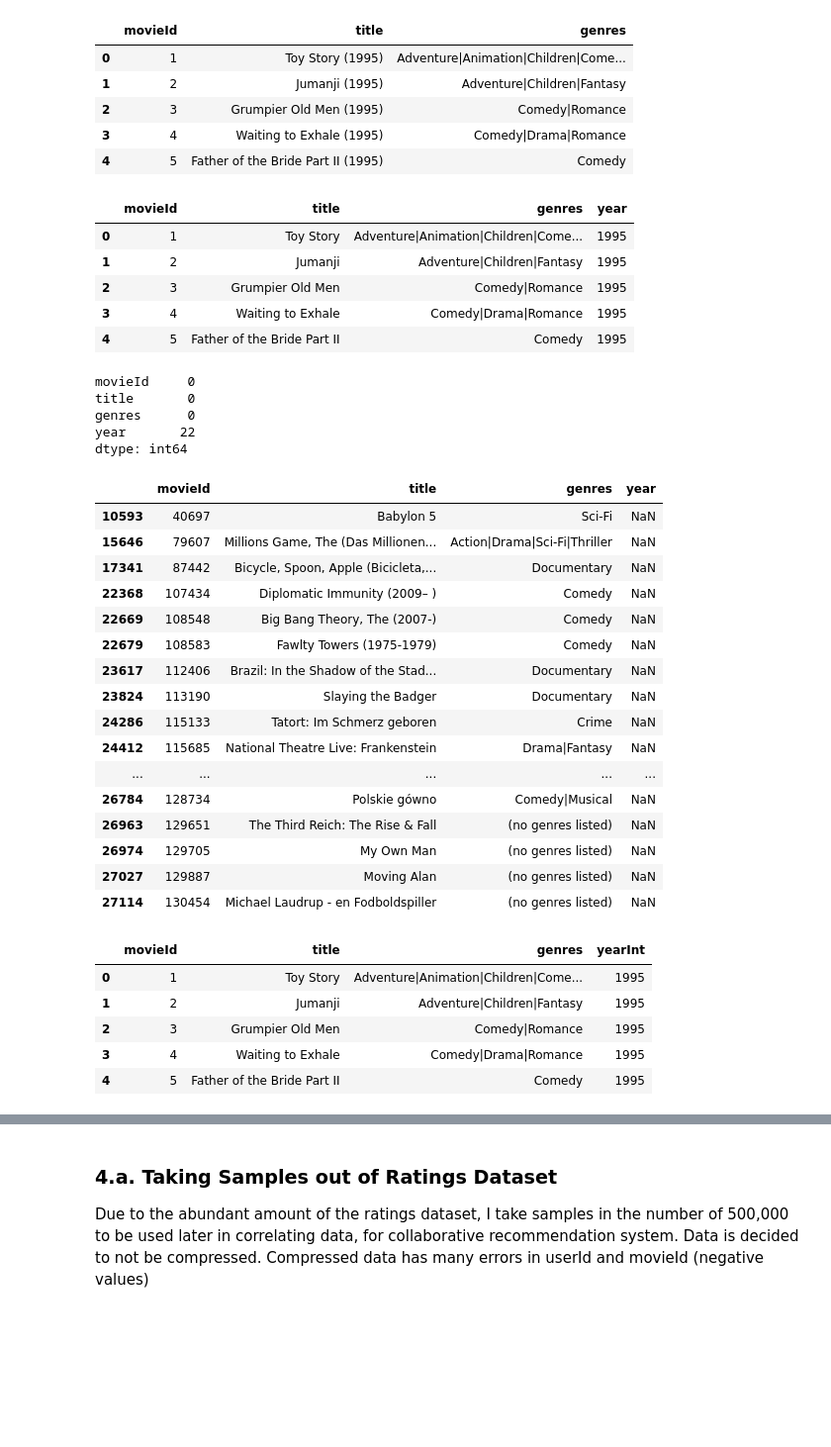
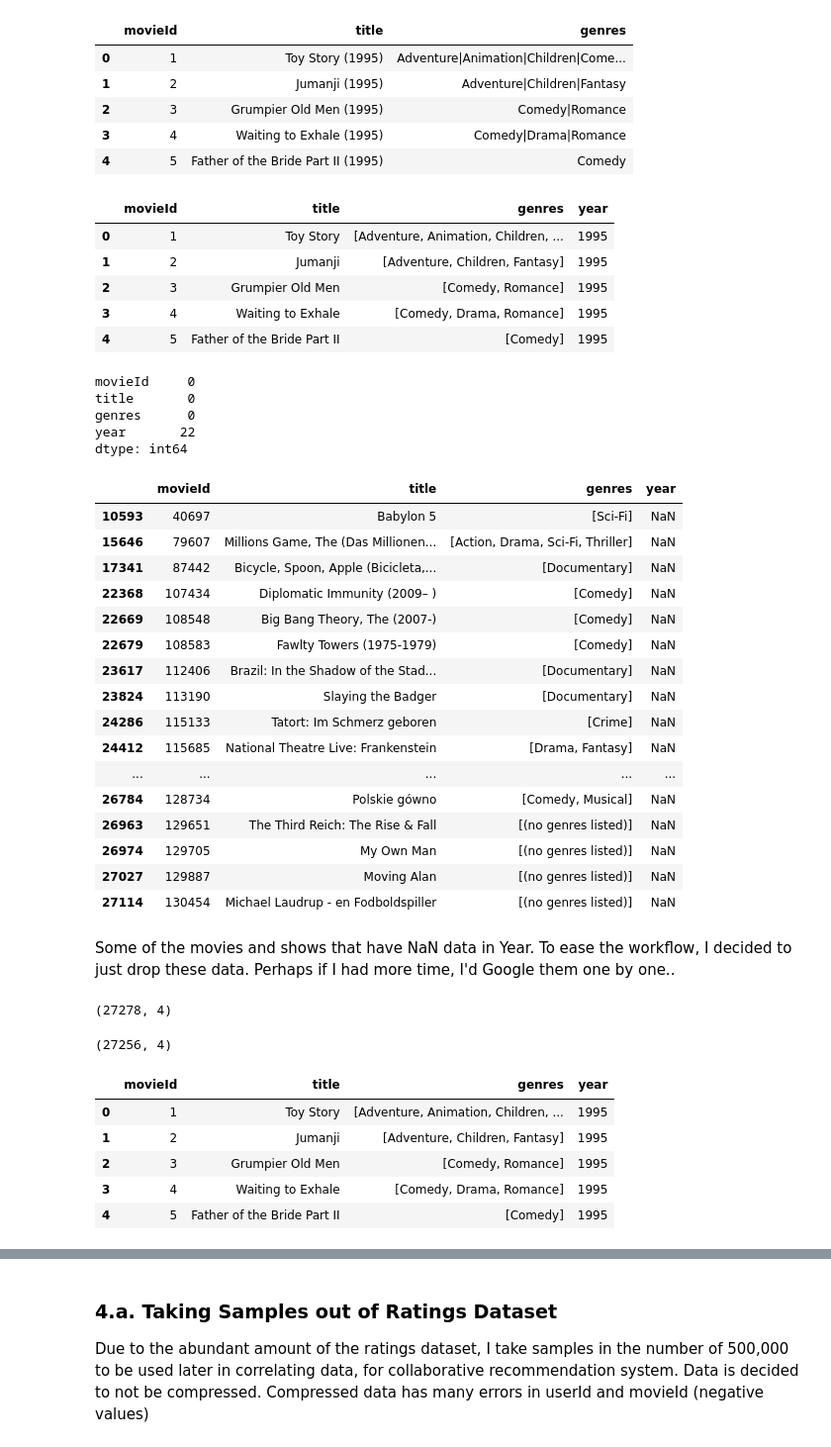
Before and after one commit to harashtaht/MovieRecommendation, a Jupyter notebook: movierecom_init.ipynb, the cells around one changed output, grey strips where cells are left out. Shown: that part at 99% size. Drawn from its saved outputs; the diff is of its cells as text; code cells hidden in the pictures; blank space fills up the shorter version.

Commit message:
Movies DF done

```diff
--- a/movierecom_init.ipynb
+++ b/movierecom_init.ipynb
@@ -96,15 +95,15 @@ moviesNu.head()
 # %%
 moviesNu['year'] = (moviesNu.title.str.extract('(\(\d\d\d\d\))', expand=False).str.extract('(\d\d\d\d)', expand=False))
 moviesNu['title'] = (moviesNu.title.str.replace('(\(\d\d\d\d\))', '').apply(lambda x: x.strip()))
-# moviesNu['genres'] = moviesNu.genres.str.split('|')
+moviesNu['genres'] = moviesNu.genres.str.split('|')
 moviesNu.head()
 # %% [output]
 |  | movieId | title | genres | year |
-| 0 | 1 | Toy Story | Adventure|Animation|Children|Come... | 1995 |
-| 1 | 2 | Jumanji | Adventure|Children|Fantasy | 1995 |
-| 2 | 3 | Grumpier Old Men | Comedy|Romance | 1995 |
-| 3 | 4 | Waiting to Exhale | Comedy|Drama|Romance | 1995 |
-| 4 | 5 | Father of the Bride Part II | Comedy | 1995 |
+| 0 | 1 | Toy Story | [Adventure, Animation, Children, ... | 1995 |
+| 1 | 2 | Jumanji | [Adventure, Children, Fantasy] | 1995 |
+| 2 | 3 | Grumpier Old Men | [Comedy, Romance] | 1995 |
+| 3 | 4 | Waiting to Exhale | [Comedy, Drama, Romance] | 1995 |
+| 4 | 5 | Father of the Bride Part II | [Comedy] | 1995 |
 # %%
 moviesNu.isnull().sum()
 # %% [output]
@@ -117,32 +116,45 @@ dtype: int64
 moviesNu[moviesNu['year'].isnull()]
 # %% [output]
 |  | movieId | title | genres | year |
-| 10593 | 40697 | Babylon 5 | Sci-Fi | NaN |
-| 15646 | 79607 | Millions Game, The (Das Millionen... | Action|Drama|Sci-Fi|Thriller | NaN |
-| 17341 | 87442 | Bicycle, Spoon, Apple (Bicicleta,... | Documentary | NaN |
-| 22368 | 107434 | Diplomatic Immunity (2009– ) | Comedy | NaN |
-| 22669 | 108548 | Big Bang Theory, The (2007-) | Comedy | NaN |
-| 22679 | 108583 | Fawlty Towers (1975-1979) | Comedy | NaN |
-| 23617 | 112406 | Brazil: In the Shadow of the Stad... | Documentary | NaN |
-| 23824 | 113190 | Slaying the Badger | Documentary | NaN |
-| 24286 | 115133 | Tatort: Im Schmerz geboren | Crime | NaN |
-| 24412 | 115685 | National Theatre Live: Frankenstein | Drama|Fantasy | NaN |
+| 10593 | 40697 | Babylon 5 | [Sci-Fi] | NaN |
+| 15646 | 79607 | Millions Game, The (Das Millionen... | [Action, Drama, Sci-Fi, Thriller] | NaN |
+| 17341 | 87442 | Bicycle, Spoon, Apple (Bicicleta,... | [Documentary] | NaN |
+| 22368 | 107434 | Diplomatic Immunity (2009– ) | [Comedy] | NaN |
+| 22669 | 108548 | Big Bang Theory, The (2007-) | [Comedy] | NaN |
+| 22679 | 108583 | Fawlty Towers (1975-1979) | [Comedy] | NaN |
+| 23617 | 112406 | Brazil: In the Shadow of the Stad... | [Documentary] | NaN |
+| 23824 | 113190 | Slaying the Badger | [Documentary] | NaN |
+| 24286 | 115133 | Tatort: Im Schmerz geboren | [Crime] | NaN |
+| 24412 | 115685 | National Theatre Live: Frankenstein | [Drama, Fantasy] | NaN |
 | ... | ... | ... | ... | ... |
-| 26784 | 128734 | Polskie gówno | Comedy|Musical | NaN |
-| 26963 | 129651 | The Third Reich: The Rise & Fall | (no genres listed) | NaN |
-| 26974 | 129705 | My Own Man | (no genres listed) | NaN |
-| 27027 | 129887 | Moving Alan | (no genres listed) | NaN |
-| 27114 | 130454 | Michael Laudrup - en Fodboldspiller | (no genres listed) | NaN |
+| 26784 | 128734 | Polskie gówno | [Comedy, Musical] | NaN |
+| 26963 | 129651 | The Third Reich: The Rise & Fall | [(no genres listed)] | NaN |
+| 26974 | 129705 | My Own Man | [(no genres listed)] | NaN |
+| 27027 | 129887 | Moving Alan | [(no genres listed)] | NaN |
+| 27114 | 130454 | Michael Laudrup - en Fodboldspiller | [(no genres listed)] | NaN |
+# %% [markdown]
+Some of the movies and shows that have NaN data in Year. To ease the workflow, I decided to just drop these data.
+Perhaps if I had more time, I'd Google them one by one..
+# %%
+moviesNu.shape
+# %% [output]
+(27278, 4)
+# %%
+moviesNu.dropna(subset=['year'], inplace= True)
+
+moviesNu.shape
+# %% [output]
+(27256, 4)
 # %%
-moviesNu['yearInt'] = moviesNu['year'].apply(
+moviesNu['year'] = moviesNu['year'].apply(
     lambda row : int(row)
 )
-moviesNu.drop('year', axis=1, inplace=True)
+# moviesNu.drop('year', axis=1, inplace=True)
 moviesNu.head()
 # %% [output]
-|  | movieId | title | genres | yearInt |
-| 0 | 1 | Toy Story | Adventure|Animation|Children|Come... | 1995 |
-| 1 | 2 | Jumanji | Adventure|Children|Fantasy | 1995 |
-| 2 | 3 | Grumpier Old Men | Comedy|Romance | 1995 |
-| 3 | 4 | Waiting to Exhale | Comedy|Drama|Romance | 1995 |
-| 4 | 5 | Father of the Bride Part II | Comedy | 1995 |
+|  | movieId | title | genres | year |
+| 0 | 1 | Toy Story | [Adventure, Animation, Children, ... | 1995 |
+| 1 | 2 | Jumanji | [Adventure, Children, Fantasy] | 1995 |
+| 2 | 3 | Grumpier Old Men | [Comedy, Romance] | 1995 |
+| 3 | 4 | Waiting to Exhale | [Comedy, Drama, Romance] | 1995 |
+| 4 | 5 | Father of the Bride Part II | [Comedy] | 1995 |
```
Also changed, not shown: parts of 6 cells of this notebook.
